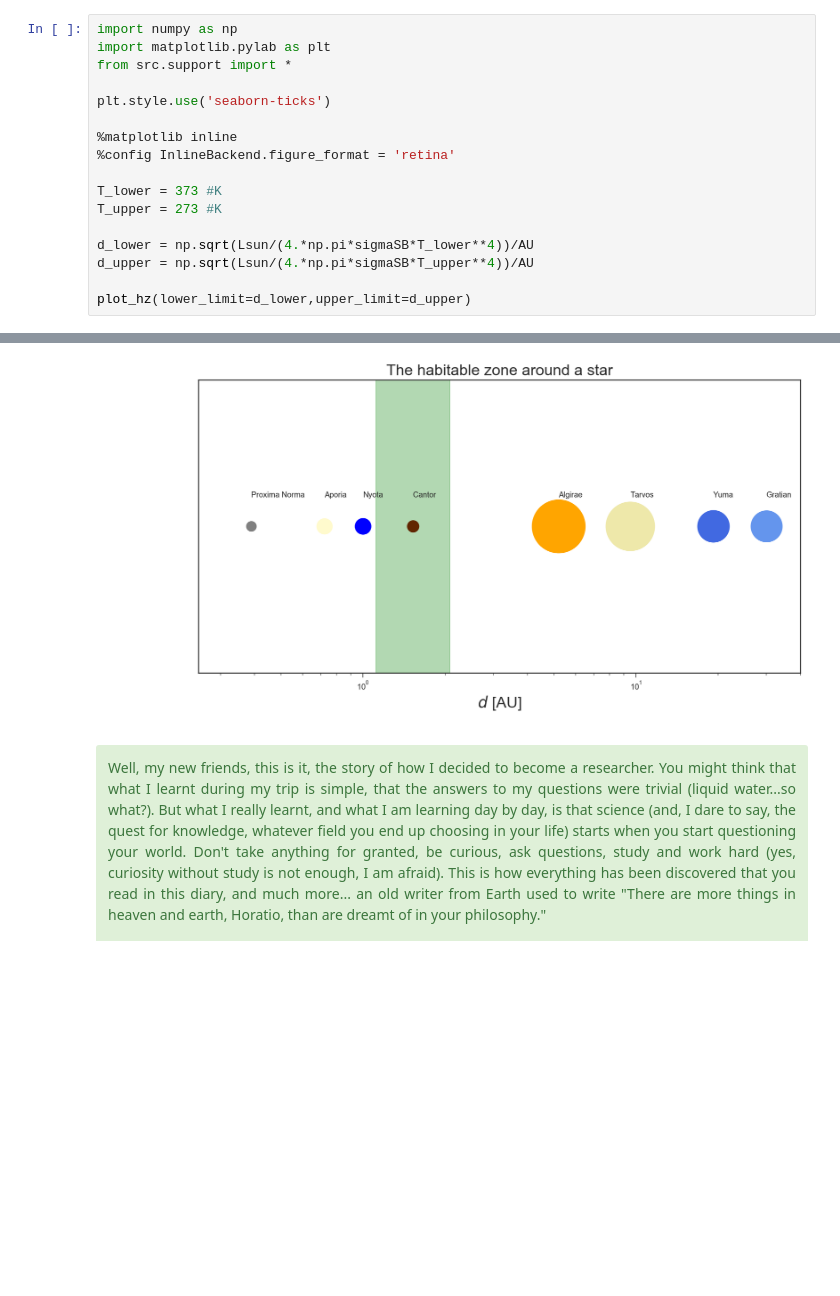
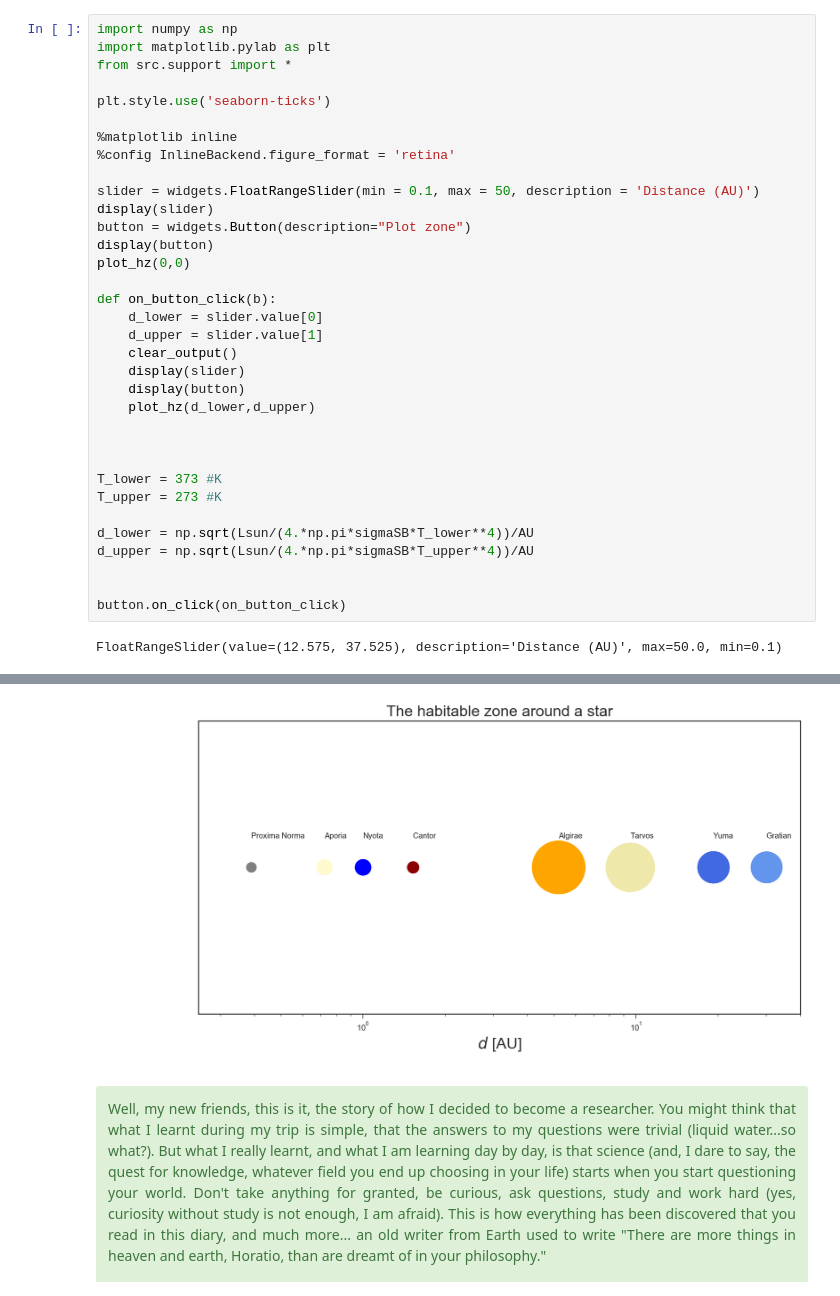
Before and after one commit to jjasche/blackbody, a Jupyter notebook: habitable_zone.ipynb, the cells around one changed output, grey strips where cells are left out. Cells and saved outputs as stored; diff of their text form; blank space fills up the shorter version.

Commit message:
Added slider to habitable zone

```diff
--- a/habitable_zone.ipynb
+++ b/habitable_zone.ipynb
@@ -26,11 +26,29 @@ plt.style.use('seaborn-ticks')
 %matplotlib inline
 %config InlineBackend.figure_format = 'retina'
 
+slider = widgets.FloatRangeSlider(min = 0.1, max = 50, description = 'Distance (AU)')
+display(slider)
+button = widgets.Button(description="Plot zone")
+display(button)
+plot_hz(0,0)
+
+def on_button_click(b):
+    d_lower = slider.value[0]
+    d_upper = slider.value[1]
+    clear_output()
+    display(slider)
+    display(button)
+    plot_hz(d_lower,d_upper)
+
+
+
 T_lower = 373 #K
 T_upper = 273 #K
 
 d_lower = np.sqrt(Lsun/(4.*np.pi*sigmaSB*T_lower**4))/AU
 d_upper = np.sqrt(Lsun/(4.*np.pi*sigmaSB*T_upper**4))/AU
 
-plot_hz(lower_limit=d_lower,upper_limit=d_upper)
+
+button.on_click(on_button_click)
 # %% [output]
+FloatRangeSlider(value=(12.575, 37.525), description='Distance (AU)', max=50.0, min=0.1)
@@ -37,4 +56,4 @@ plot_hz(lower_limit=d_lower,upper_limit=d_upper)
-[figure, old version]
+[figure, new version]
 # %% [markdown]
 <div class="alert alert-block alert-success" markdown="1">
 
```
Also changed, not shown: parts of 1 cell of this notebook.
